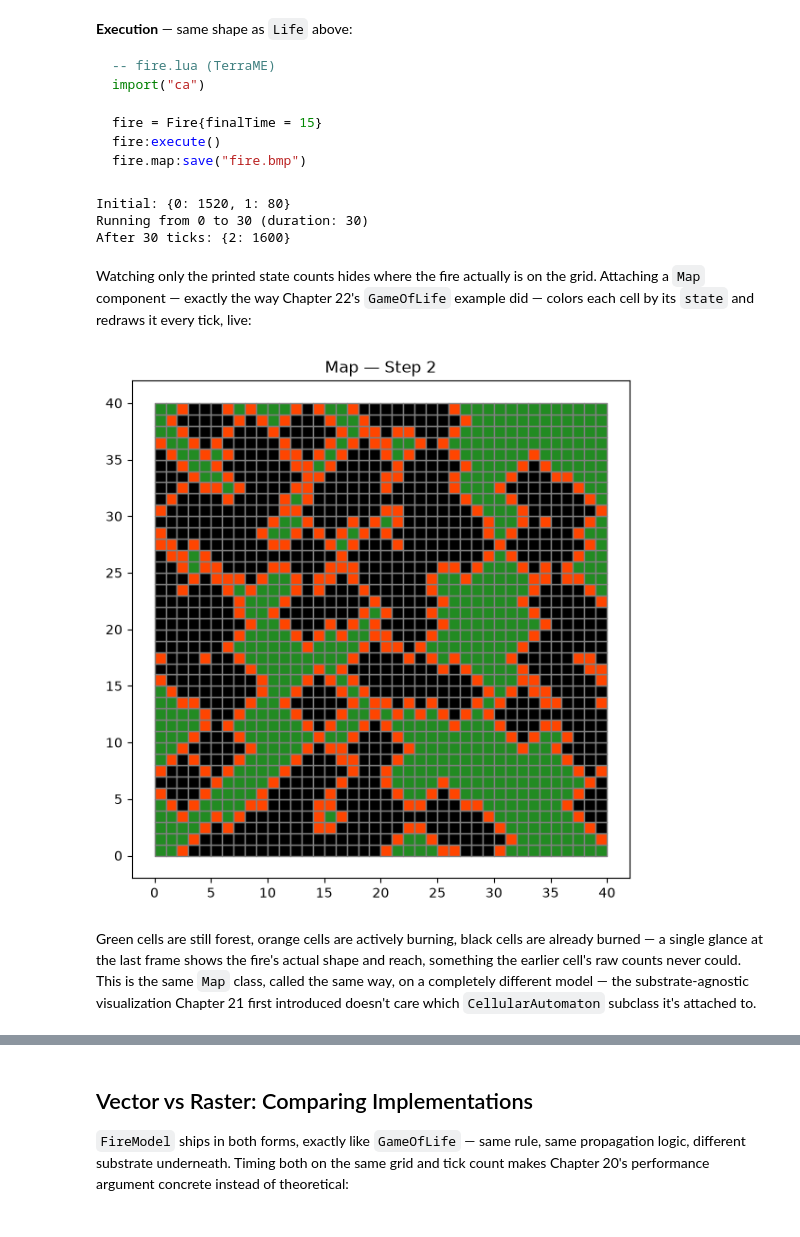
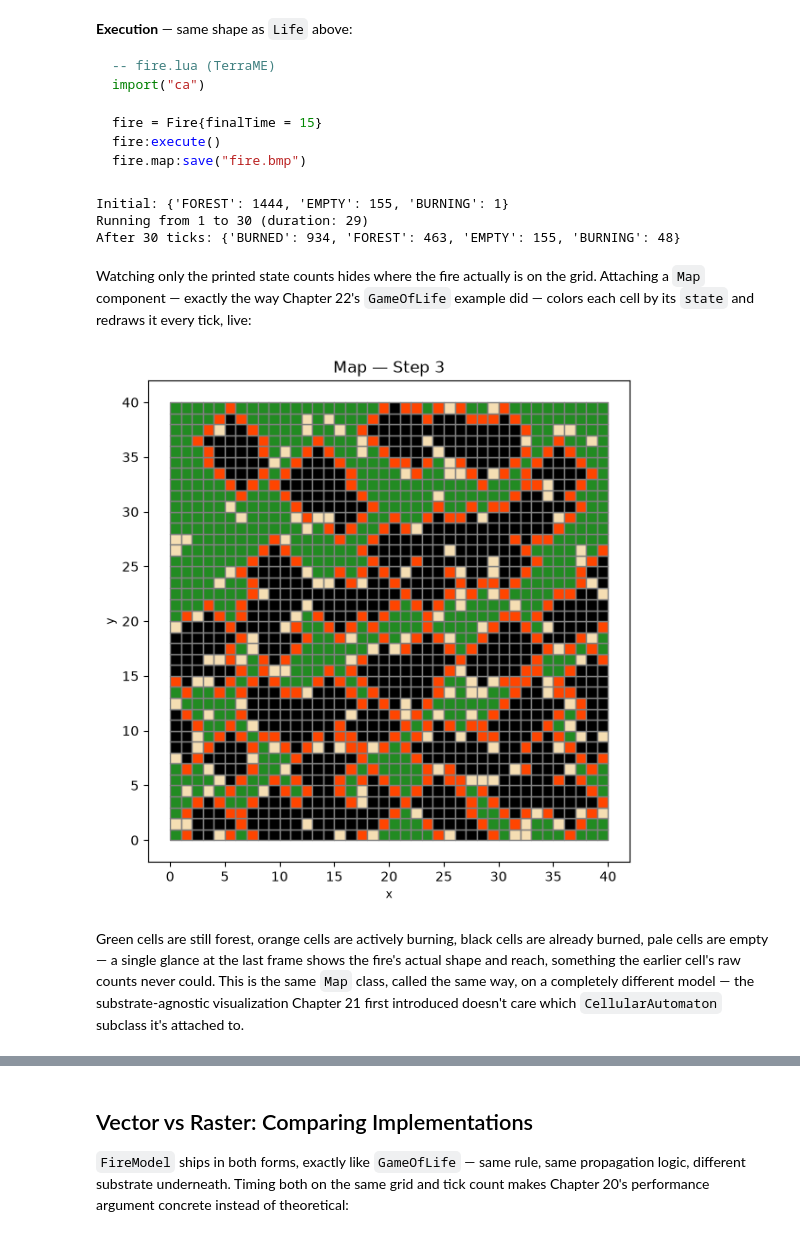
Before and after one commit to LambdaGeo/geospatial-modeling-python, a Jupyter notebook: docs/part4/ch24_ca_dissmodel.ipynb, the cells around one changed output, grey strips where cells are left out. Saved outputs shown, nothing was run; the diff lists cells and outputs as text; code cells hidden in the pictures.

```diff
--- a/docs/part4/ch24_ca_dissmodel.ipynb
+++ b/docs/part4/ch24_ca_dissmodel.ipynb
@@ -186,40 +190,36 @@ Fire = Model{
 
 The DisSModel translation, defined here and actually run in this kernel:
 # %%
+import random
 from enum import IntEnum
 from libpysal.weights import Rook
 from dissmodel.geo import CellularAutomaton
-from dissmodel.geo import CellularAutomaton, FillStrategy, fill
+
 
 class FireState(IntEnum):
     FOREST = 0
     BURNING = 1
     BURNED = 2
+    EMPTY = 3      # no vegetation: never burns
 
 
 class FireModel(CellularAutomaton):
-    def setup(self, initial_fire_density=0.05, seed=42):
+    def setup(self, empty=0.1, initial_fire_density=0.0, seed=42):
+        self.empty = empty
         self.initial_fire_density = initial_fire_density
         self.seed = seed
         self.create_neighborhood(strategy=Rook, use_index=True)
 
-    def initialize(self) -> None:
-        """
-        Fill the grid with a random initial state.
-
-        Uses :attr:`initial_fire_density` to determine the proportion of
-        cells that start as burning. The remaining cells start as forest.
-        """
-        fill(
-            strategy=FillStrategy.RANDOM_SAMPLE,
-            gdf=self.gdf,
-            attr="state",
-            data={
-                FireState.FOREST:  1 - self.initial_fire_density,
-                FireState.BURNING: self.initial_fire_density,
-            },
-            seed=self.seed,
-        )
+    def initialize(self):
+        rng = random.Random(self.seed)
+        state = [FireState.EMPTY if rng.random() < self.empty else FireState.FOREST
+                 for _ in range(len(self.gdf))]
+        if self.initial_fire_density > 0:         # a random fraction of the cells
+            state = [FireState.BURNING if rng.random() < self.initial_fire_density else s
+                     for s in state]
+        else:                                     # one cell, as Fire.lua's cs:sample()
+            state[rng.randrange(len(state))] = FireState.BURNING
+        self.gdf[self.state_attr] = [int(s) for s in state]
 
     def rule(self, idx):
         state = self.gdf.loc[idx, self.state_attr]
@@ -231,7 +231,7 @@ class FireModel(CellularAutomaton):
             if (self.neighbor_values(idx, self.state_attr) == FireState.BURNING).any():
                 return FireState.BURNING
 
-        return state
+        return state      # EMPTY and BURNED never change
 # %% [markdown]
 **Execution** — same shape as `Life` above:
 
@@ -247,36 +247,37 @@ fire.map:save("fire.bmp")
 from dissmodel_ca.models import FireModel, FireState
 
 gdf = vector_grid(dimension=(40, 40), resolution=1, attrs={"state": 0})
-env = Environment(start_time=0, end_time=30)
-fire = FireModel(gdf=gdf, initial_fire_density=0.05, seed=42)
+env = Environment(start_time=1, end_time=30)
+fire = FireModel(gdf=gdf, seed=42)       # Fire.lua's setup: 10% empty, one burning cell
 fire.initialize()
 
-print("Initial:", gdf["state"].value_counts().to_dict())
+names = {s.value: s.name for s in FireState}
+print("Initial:", gdf["state"].map(names).value_counts().to_dict())
 env.run()
-print("After 30 ticks:", gdf["state"].value_counts().to_dict())
+print("After 30 ticks:", gdf["state"].map(names).value_counts().to_dict())
 # %% [output]
-Initial: {0: 1520, 1: 80}
-Running from 0 to 30 (duration: 30)
-After 30 ticks: {2: 1600}
+Initial: {'FOREST': 1444, 'EMPTY': 155, 'BURNING': 1}
+Running from 1 to 30 (duration: 29)
+After 30 ticks: {'BURNED': 934, 'FOREST': 463, 'EMPTY': 155, 'BURNING': 48}
 # %% [markdown]
 Watching only the printed state counts hides where the fire actually is on the grid. Attaching a `Map` component — exactly the way Chapter 22's `GameOfLife` example did — colors each cell by its `state` and redraws it every tick, live:
 # %%
 from dissmodel.visualization import Map
 from matplotlib.colors import ListedColormap
 
 gdf = vector_grid(dimension=(40, 40), resolution=1, attrs={"state": 0})
-env = Environment(start_time=0, end_time=2)
+env = Environment(start_time=1, end_time=3)
 fire = FireModel(gdf=gdf, initial_fire_density=0.05, seed=42)
 fire.initialize()
 
-cmap = ListedColormap(["forestgreen", "orangered", "black"])
-Map(gdf=gdf, plot_params={"column": "state", "cmap": cmap, "ec": "gray", "vmin": 0, "vmax": 2})
+cmap = ListedColormap(["forestgreen", "orangered", "black", "wheat"])  # forest, burning, burned, empty
+Map(gdf=gdf, plot_params={"column": "state", "cmap": cmap, "ec": "gray", "vmin": 0, "vmax": 3})
 
 env.run()
 # %% [output]
-[figure, old version]
+[figure, new version]
 # %% [markdown]
-Green cells are still forest, orange cells are actively burning, black cells are already burned — a single glance at the last frame shows the fire's actual shape and reach, something the earlier cell's raw counts never could. This is the same `Map` class, called the same way, on a completely different model — the substrate-agnostic visualization Chapter 21 first introduced doesn't care which `CellularAutomaton` subclass it's attached to.
+Green cells are still forest, orange cells are actively burning, black cells are already burned, pale cells are empty — a single glance at the last frame shows the fire's actual shape and reach, something the earlier cell's raw counts never could. This is the same `Map` class, called the same way, on a completely different model — the substrate-agnostic visualization Chapter 21 first introduced doesn't care which `CellularAutomaton` subclass it's attached to.
 # %% [markdown]
 ## Two More, in Brief: Anneal and Growth
 
```
Also changed, not shown: parts of 16 cells of this notebook.
